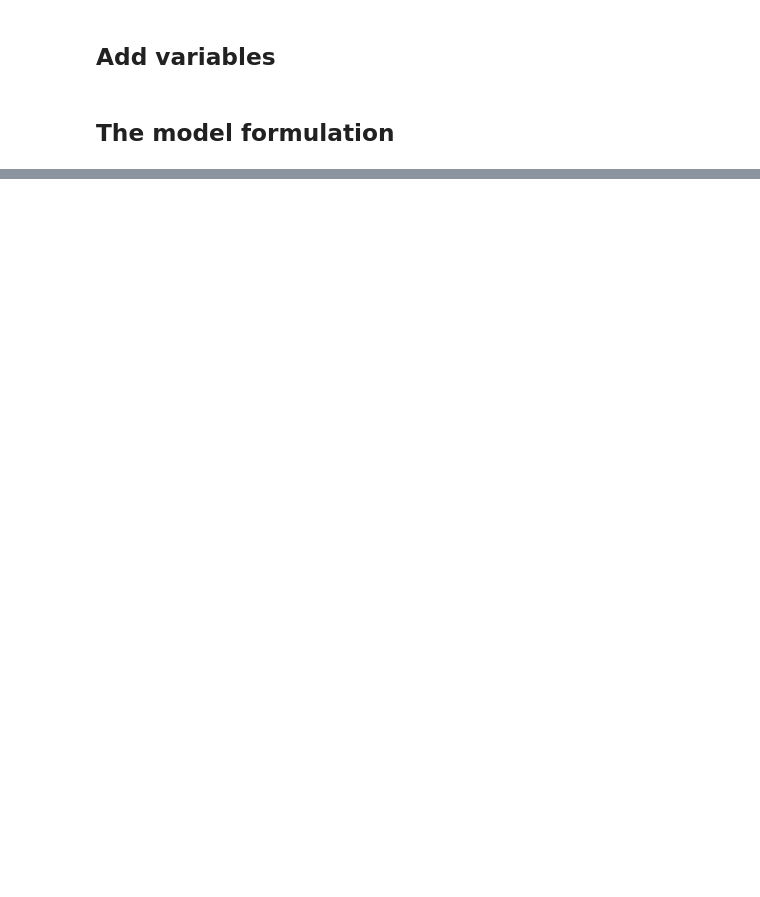
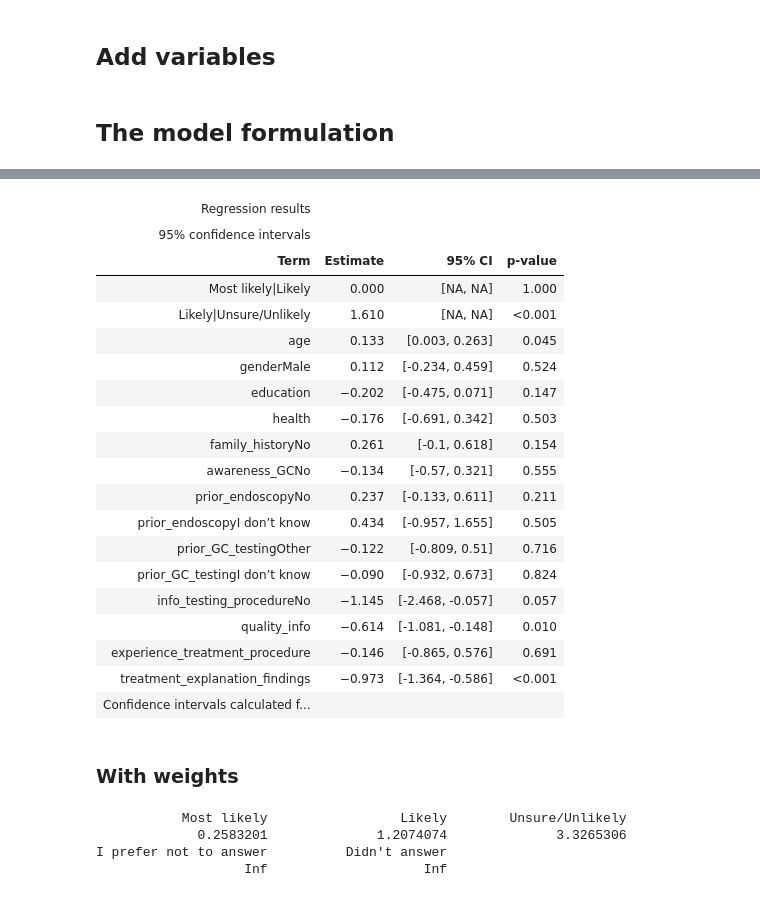
Before and after one commit to omesalles/togas, a Jupyter notebook: scripts/participants-only_factors-affecting-participation-v2.0.ipynb, the cells around one changed output, grey strips where cells are left out. Drawn from its saved outputs; the diff is of its cells as text; code cells hidden in the pictures; blank space fills up the shorter version.

Commit message:
adding stats analysis for factors affecting participation

```diff
--- a/scripts/participants-only_factors-affecting-participation-v2.0.ipynb
+++ b/scripts/participants-only_factors-affecting-participation-v2.0.ipynb
@@ -668,5 +761,4 @@ initial_model <- as.formula(
 # %%
-df2 = df2 |>
-    dplyr::filter(prior_endoscopy != "I prefer not to answer",
-                 prior_GC_testing != "I prefer not to answer")
 nrow(df2)
+df2_tmp = df2 |> filter_out_incomplete_records(additional_vars=c("experience_treatment_procedure", "treatment_explanation_findings")) |> process_awareness()
+nrow(df2_tmp)
@@ -875,0 +836,6 @@ broom::tidy(
+# %%
+nrow(df2)
+df2_tmp = df2 |> filter_out_incomplete_records(additional_vars=c("experience_treatment_procedure", "treatment_explanation_findings")) |>
+process_awareness() |> recode_to_continuous_scale(variables1 = NULL, variables2 = c("quality_info", "treatment_explanation_findings")) |>
+recode_to_continuous_scale_experience_treatment_procedure()
+nrow(df2_tmp)
@@ -875,0 +867,8 @@ broom::tidy(
+# %%
+ordinal_model <- ordinal::clm(
+  formula=stats::update(initial_model,  willingness ~ . ),
+  link = "logit",
+  data = df2_tmp,
+  Hess = TRUE
+)
+summary(ordinal_model)
@@ -875,0 +893,45 @@ broom::tidy(
+# %%
+gt_table = model_gt_table(ordinal_model)
+# %%
+IRdisplay::display_html(gt::as_raw_html(gt_table))
+# %% [output]
+| Regression results |  |  |  |
+| 95% confidence intervals |  |  |  |
+| Term | Estimate | 95% CI | p-value |
+| Most likely|Likely | 0.000 | [NA, NA] | 1.000 |
+| Likely|Unsure/Unlikely | 1.610 | [NA, NA] | <0.001 |
+| age | 0.133 | [0.003, 0.263] | 0.045 |
+| genderMale | 0.112 | [-0.234, 0.459] | 0.524 |
+| education | −0.202 | [-0.475, 0.071] | 0.147 |
+| health | −0.176 | [-0.691, 0.342] | 0.503 |
+| family_historyNo | 0.261 | [-0.1, 0.618] | 0.154 |
+| awareness_GCNo | −0.134 | [-0.57, 0.321] | 0.555 |
+| prior_endoscopyNo | 0.237 | [-0.133, 0.611] | 0.211 |
+| prior_endoscopyI don’t know | 0.434 | [-0.957, 1.655] | 0.505 |
+| prior_GC_testingOther | −0.122 | [-0.809, 0.51] | 0.716 |
+| prior_GC_testingI don’t know | −0.090 | [-0.932, 0.673] | 0.824 |
+| info_testing_procedureNo | −1.145 | [-2.468, -0.057] | 0.057 |
+| quality_info | −0.614 | [-1.081, -0.148] | 0.010 |
+| experience_treatment_procedure | −0.146 | [-0.865, 0.576] | 0.691 |
+| treatment_explanation_findings | −0.973 | [-1.364, -0.586] | <0.001 |
+| Confidence intervals calculated f... |  |  |  |
+# %% [markdown]
+### With weights
+# %%
+# Calculate category frequencies
+class_counts <- table(df2_tmp$willingness)
+# Calculate weights
+class_weights <- length(df2_tmp$willingness) /
+  (length(class_counts) * class_counts)
+class_weights
+
+class_weights=c("Most likely"=1, "Likely"=2, "Unsure/Unlikely"=4)
+# Assign weights to observations
+df2_tmp$case_weight <- as.numeric(
+  class_weights[as.character(df2_tmp$willingness)]
+)
+# %% [output]
+           Most likely                 Likely        Unsure/Unlikely
+             0.2583201              1.2074074              3.3265306
+I prefer not to answer          Didn't answer
+                   Inf                    Inf
```
Also changed, not shown: parts of 38 cells of this notebook, 2 other files.
